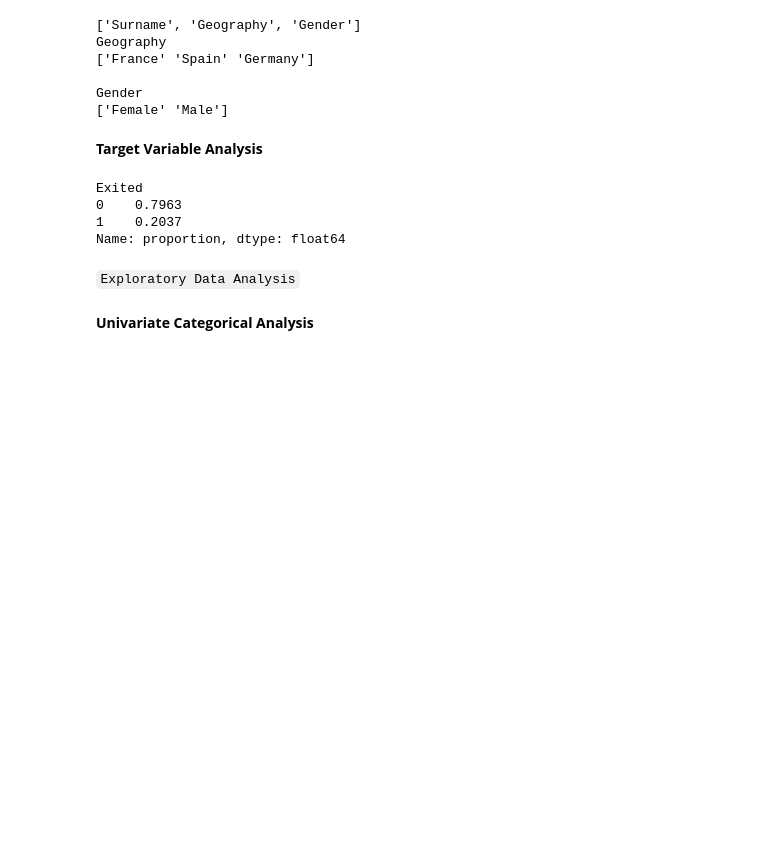
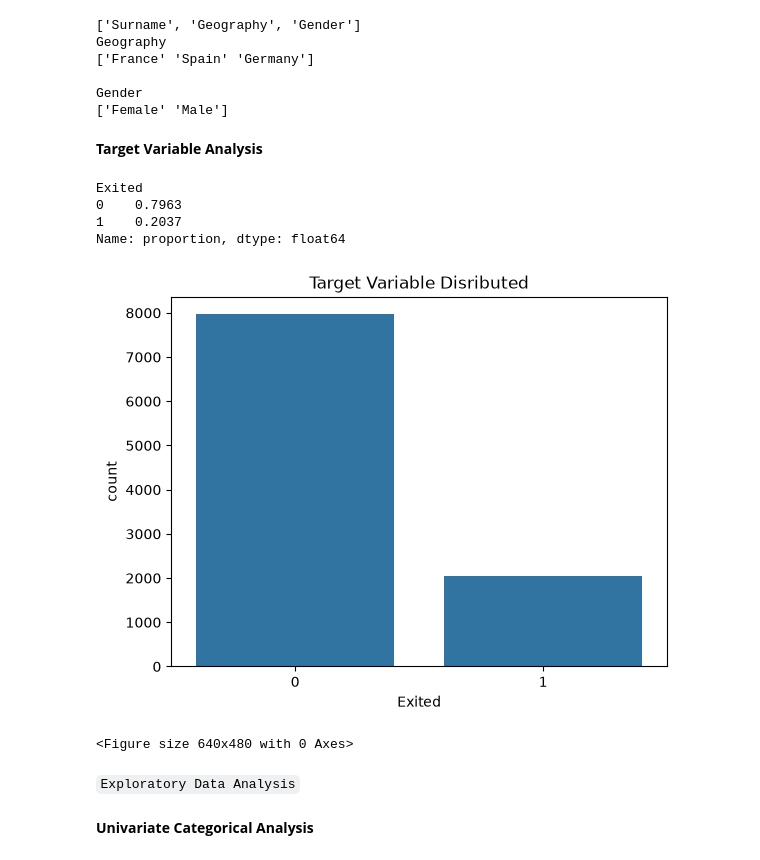
Before and after one commit to ramnallapati/Bank-Customer-Churn-Prediction-using-Flask, a Jupyter notebook: customer-churn-prediction.ipynb, the cells around one changed output. Saved outputs shown, nothing was run; the diff lists cells and outputs as text; code cells hidden in the pictures; blank space fills up the shorter version.

Commit message:
adding_distribution_images

```diff
--- a/customer-churn-prediction.ipynb
+++ b/customer-churn-prediction.ipynb
@@ -171,6 +171,15 @@ Exited
 0    0.7963
 1    0.2037
 Name: proportion, dtype: float64
+# %%
+sns.countplot(x=df.Exited)
+plt.title('Target Variable Disributed')
+plt.show()
+
+plt.savefig('images/target_variable_distributiion.png')
+# %% [output]
+[figure, added]
+<Figure size 640x480 with 0 Axes>
 # %% [markdown]
 `Exploratory Data Analysis`
 # %% [markdown]
```
Also changed, not shown: parts of 7 cells of this notebook, 6 other files.
